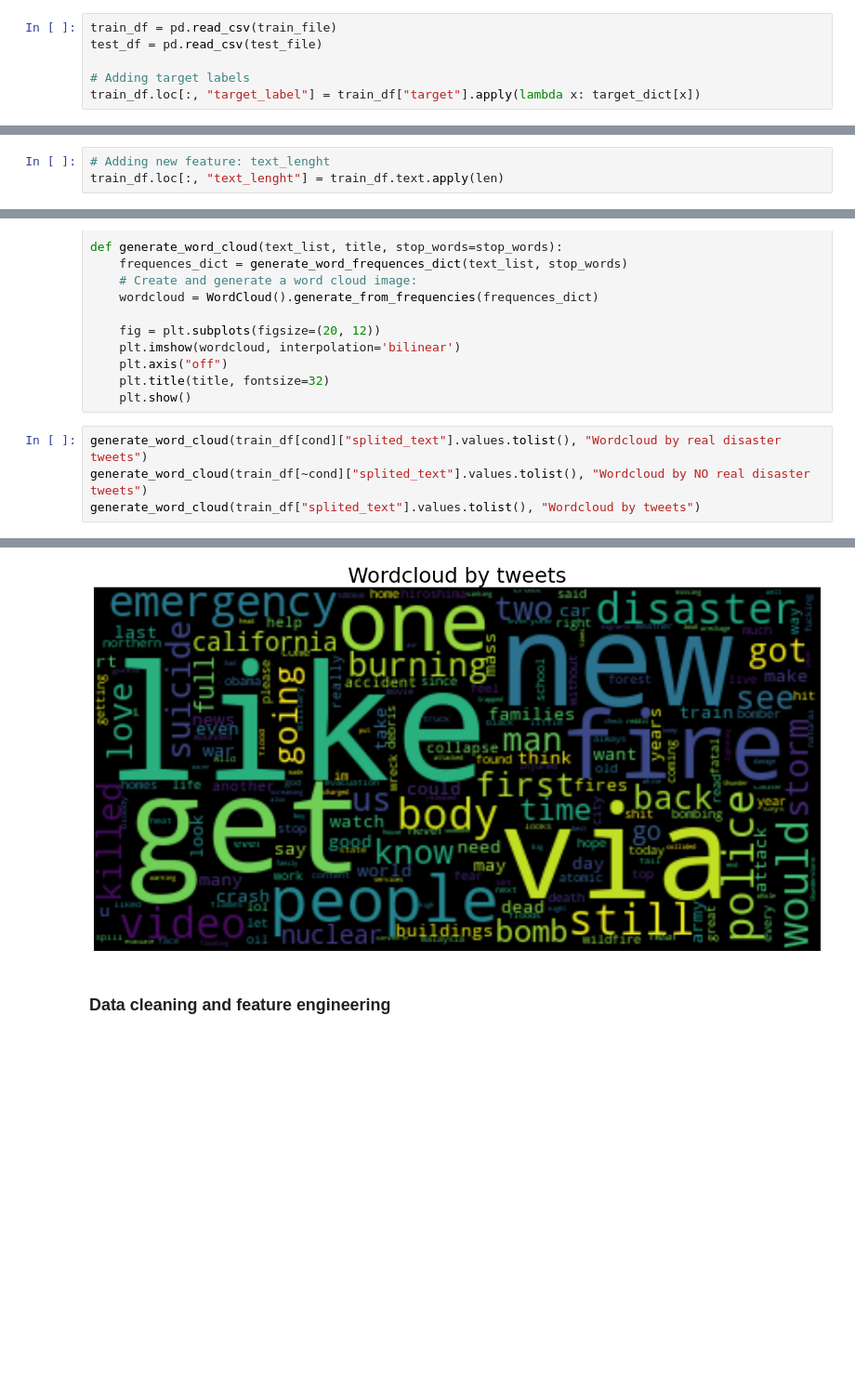
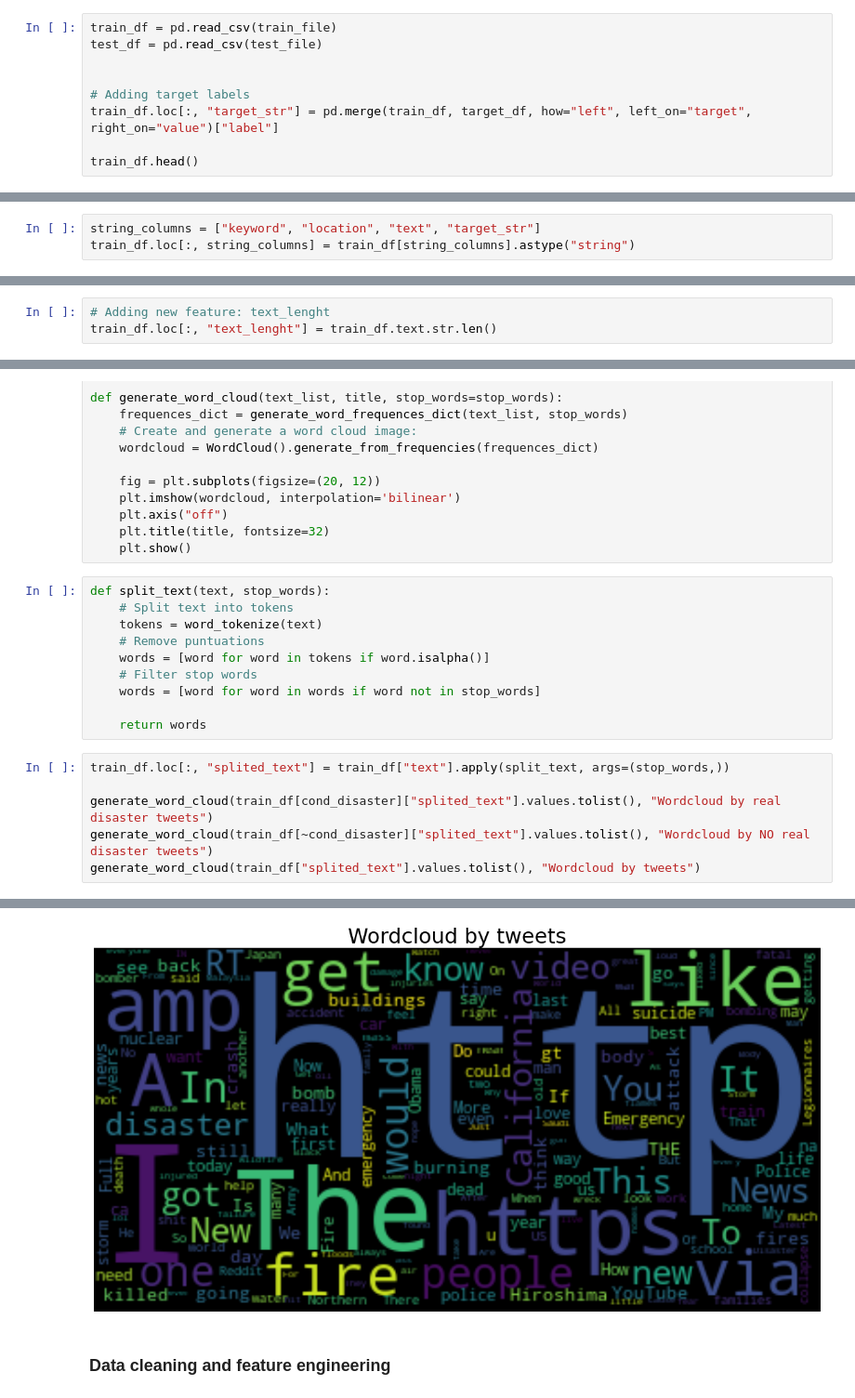
Before and after one commit to casals90/nlp_with_disaster_tweets, a Jupyter notebook: NLP_twitter.ipynb, the cells around one changed output, grey strips where cells are left out. Shown at 93% size. Saved outputs shown, nothing was run; the diff lists cells and outputs as text; blank space fills up the shorter version.

```diff
--- a/NLP_twitter.ipynb
+++ b/NLP_twitter.ipynb
@@ -41,5 +51,8 @@ test_file = os.path.join(data_folder, "test.csv")
 train_df = pd.read_csv(train_file)
 test_df = pd.read_csv(test_file)
 
+
 # Adding target labels
-train_df.loc[:, "target_label"] = train_df["target"].apply(lambda x: target_dict[x])
+train_df.loc[:, "target_str"] = pd.merge(train_df, target_df, how="left", left_on="target", right_on="value")["label"]
+
+train_df.head()
@@ -68,3 +90,6 @@ memory usage: 357.0+ KB
+# %%
+string_columns = ["keyword", "location", "text", "target_str"]
+train_df.loc[:, string_columns] = train_df[string_columns].astype("string")
 # %%
 train_df.head()
 # %% [output]
@@ -184,4 +208,4 @@ Not real disaster
 # %%
 # Adding new feature: text_lenght
-train_df.loc[:, "text_lenght"] = train_df.text.apply(len)
+train_df.loc[:, "text_lenght"] = train_df.text.str.len()
 # %%
@@ -219,8 +243,20 @@ def generate_word_cloud(text_list, title, stop_words=stop_words):
     plt.axis("off")
     plt.title(title, fontsize=32)
     plt.show()
+# %%
+def split_text(text, stop_words):
+    # Split text into tokens
+    tokens = word_tokenize(text)
+    # Remove puntuations
+    words = [word for word in tokens if word.isalpha()]
+    # Filter stop words
+    words = [word for word in words if word not in stop_words]
+
+    return words
 # %%
-generate_word_cloud(train_df[cond]["splited_text"].values.tolist(), "Wordcloud by real disaster tweets")
-generate_word_cloud(train_df[~cond]["splited_text"].values.tolist(), "Wordcloud by NO real disaster tweets")
+train_df.loc[:, "splited_text"] = train_df["text"].apply(split_text, args=(stop_words,))
+
+generate_word_cloud(train_df[cond_disaster]["splited_text"].values.tolist(), "Wordcloud by real disaster tweets")
+generate_word_cloud(train_df[~cond_disaster]["splited_text"].values.tolist(), "Wordcloud by NO real disaster tweets")
 generate_word_cloud(train_df["splited_text"].values.tolist(), "Wordcloud by tweets")
 # %% [output]
@@ -229,4 +265,4 @@ generate_word_cloud(train_df["splited_text"].values.tolist(), "Wordcloud by twee
-[figure, old version]
+[figure, new version]
 # %% [markdown]
 ### Data cleaning and feature engineering
 # %% [markdown]
```
Also changed, not shown: parts of 34 cells of this notebook, 2 other files.
